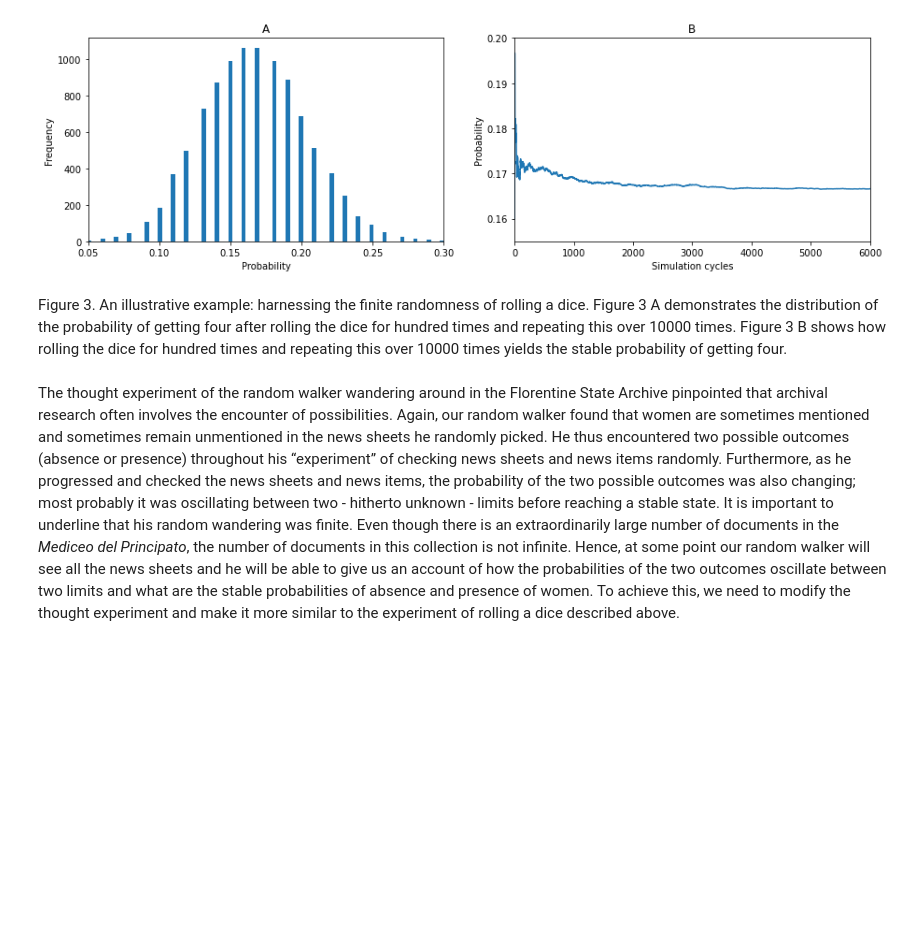
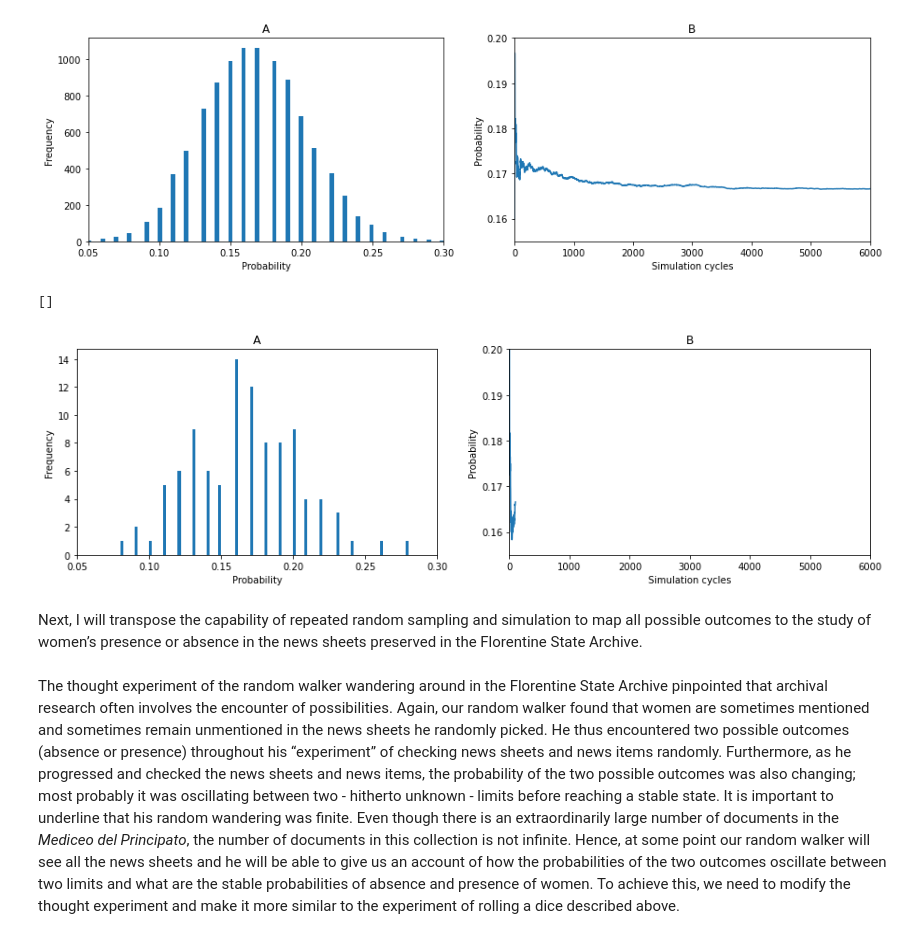
Before and after one commit to toth12/WomenEarlyModernNews, a Jupyter notebook: paper.ipynb, the cells around one changed output. Drawn from its saved outputs; the diff is of its cells as text; code cells hidden in the pictures; blank space fills up the shorter version.

```diff
--- a/paper.ipynb
+++ b/paper.ipynb
@@ -156,8 +178,63 @@ Next, I will transpose the capability of repeated random sampling and simulation
 Image('images/image35.png')
 # %% [output]
 [figure]
-# %% [markdown]
-Figure 3. An illustrative example: harnessing the finite randomness of rolling a dice. Figure 3 A demonstrates the distribution of the probability of getting four after rolling the dice for hundred times and repeating this over 10000 times. Figure 3 B shows how rolling the dice for hundred times and repeating this over 10000 times yields the stable probability of getting four.
+# %%
+import numpy as np
+import pandas as pd
+import matplotlib.pyplot as plt
+
+# Set up the dice
+
+diceProbs = np.array([1/6]*6)
+diceValues = [1,2,3,4,5,6]
+
+## Create a function to roll the dice
+
+def rollDice(diceValues,diceProbs):
+    outcome = np.random.choice(diceValues,p=diceProbs)
+    return outcome
+
+# Roll the dice for hundred times and repeat for 10000 trials
+
+probabilities = []
+
+for i in range(0,10000):
+    outcomes = []
+    for f in range(0,100):
+        outcome = rollDice(diceValues,diceProbs)
+        outcomes.append(outcome)
+    # Calculate the probability of getting 4
+    probability = outcomes.count(4)
+    probabilities.append(probability/100)
+
+output = np.mean(np.array(probabilities).reshape(-1, 2),
+                    axis=1)
+
+probabilitiesMeans = []
+for i,element in enumerate(probabilities):
+    if i>0:
+        probabilitiesMeans.append(np.array(probabilities[:i]).mean())
+
+        df = pd.DataFrame(probabilities,columns=['prob'])
+fig, axes = plt.subplots(nrows=1, ncols=2,figsize=(15, 4))
+df.prob.plot.hist(bins=100,ax=axes[0])
+axes[0].set_xlabel("Probability")
+axes[0].set_xlim(0.05,0.3)
+axes[0].set_title('A')
+
+axes[1].plot(probabilitiesMeans)
+axes[1].set_ylabel("Probability")
+axes[1].set_xlabel("Simulation cycles")
+axes[1].set_xlim(0,6000)
+axes[1].set_ylim(0.155, 0.2)
+axes[1].set_title('B')
+
+plt.plot(bbox_inches='tight')
+# %% [output]
+[]
+[figure, added]
+# %% [markdown]
+Next, I will transpose the capability of repeated random sampling and simulation to map all possible outcomes to the study of women’s presence or absence in the news sheets preserved in the Florentine State Archive.
 # %% [markdown]
 The thought experiment of the random walker wandering around in the Florentine State Archive pinpointed that archival research often involves the encounter of possibilities. Again, our random walker found that women are sometimes mentioned and sometimes remain unmentioned in the news sheets he randomly picked. He thus encountered two possible outcomes (absence or presence) throughout his “experiment” of checking news sheets and news items randomly. Furthermore, as he progressed and checked the news sheets and news items, the probability of the two possible outcomes was also changing; most probably it was oscillating between two - hitherto unknown -  limits before reaching a stable state. It is important to underline that his random wandering was finite. Even though there is an extraordinarily large number of documents in the _Mediceo del Principato_, the number of documents in this collection is not infinite. Hence, at some point our random walker will see all the news sheets and he will be able to give us an account of how the probabilities of the two outcomes oscillate between two limits and what are the stable probabilities of absence and presence of women. To achieve this, we need to modify the thought experiment and make it more similar to the experiment of rolling a dice described above.
 # %% [markdown]
```
Also changed, not shown: parts of 153 cells of this notebook, 9 other files.
